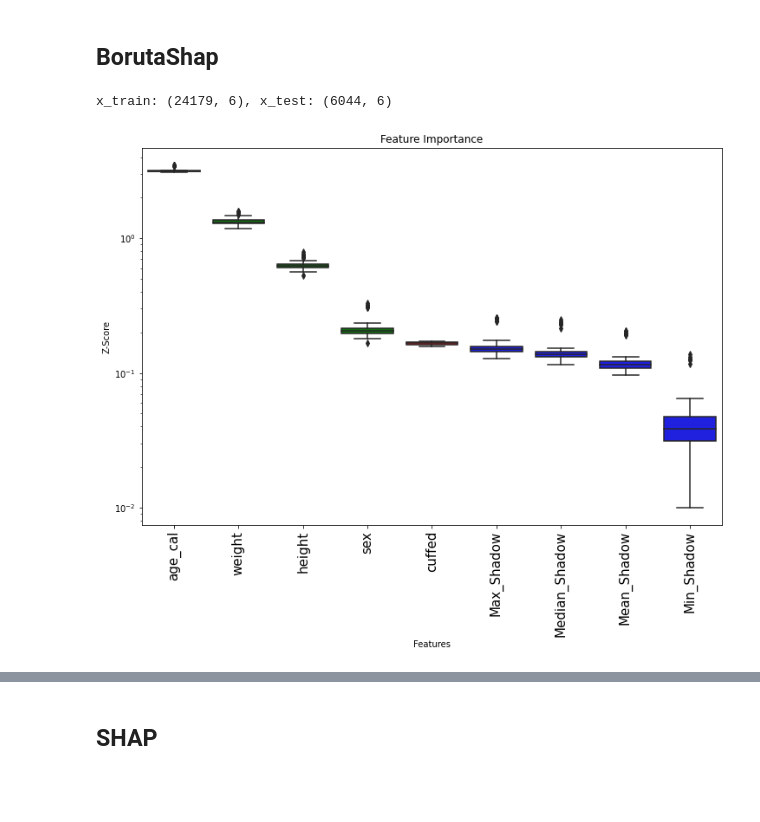
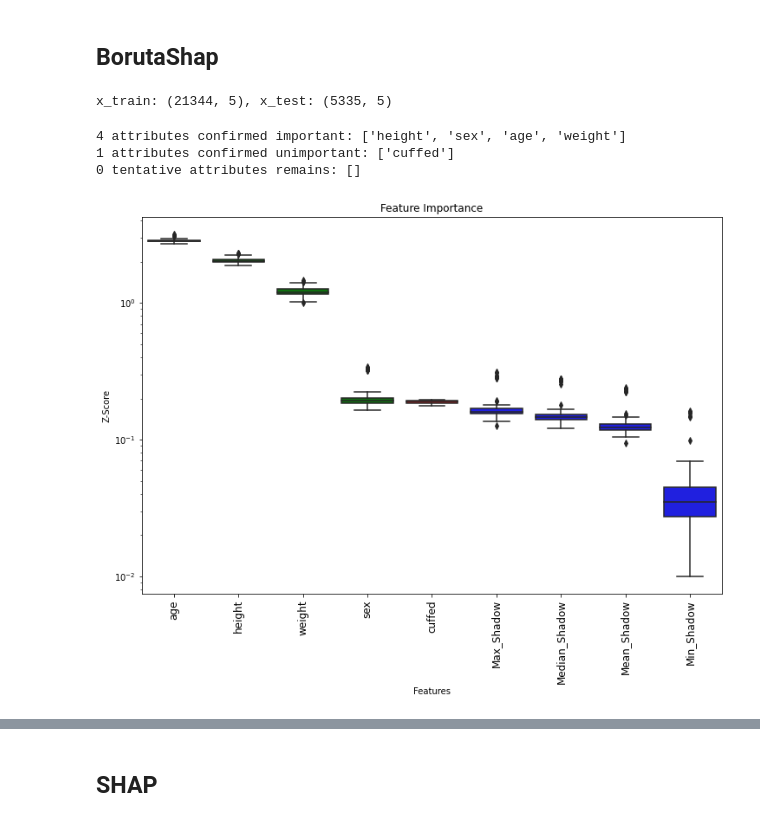
Before and after one commit to Hyeonsik/ETT, a Jupyter notebook: BorutaShap.ipynb, the cells around one changed output, grey strips where cells are left out. Saved outputs shown, nothing was run; the diff lists cells and outputs as text; code cells hidden in the pictures; blank space fills up the shorter version.

```diff
--- a/BorutaShap.ipynb
+++ b/BorutaShap.ipynb
@@ -127,8 +207,9 @@ import numpy as np
 import random, os, datetime, pickle
 import pandas as pd
 
-dat = np.load(f'dataset/ETT_depth_8.npz')
+dat = np.load(f'dataset/ETT_depth-outliers.npz')
 x, y = dat['x'], dat['y']
+x = x[:,:5]
 #y_old  = dat['y_old']
 
 # training set의 뒤쪽 20%를 test set 으로 사용
@@ -143,9 +224,9 @@ y_train = y[:ntrain]
 
 print(f'x_train: {(x_train).shape}, x_test: {x_test.shape}')
 # %% [output]
-x_train: (24179, 6), x_test: (6044, 6)
+x_train: (21344, 5), x_test: (5335, 5)
 # %%
-INPUT_VARS = ['age_cal','sex','weight','height', 'cuffed']
+INPUT_VARS = ['age','sex','weight','height', 'cuffed']
 TARGET_VAR = 'fixed'
 
 from sklearn.experimental import enable_iterative_imputer
@@ -164,28 +245,31 @@ X = pd.DataFrame(x_train_imputed, columns=INPUT_VARS)
 # xgbr에 내장된 함수 이용
 xgbr = xgb.XGBRegressor()
 xgbr.load_model('result/depth_8cm/mae-0.843_mse-1.404_XGBR-5inputs_10fold/model.model')
-# %%
-# feature selection using BorutaShap
-from BorutaShap import BorutaShap
-
-SEED = 98
-Feature_Selector = BorutaShap(model=xgbr,
-                              importance_measure='shap',
-                              classification=False,
-                              percentile=100,
-                              pvalue=0.05)
-
-Feature_Selector.fit(X=X,
-                     y=y_train,
-                     n_trials=100,
-                     sample=False,
-                     train_or_test = 'train',
-                     normalize=True,
-                     verbose=False,
-                     random_state=SEED)
-
-# boruta plot
-Feature_Selector.plot(X_size=15,
-                       which_features='all')
-# %% [output]
-[figure, removed]
+# %%
+# feature selection using BorutaShap
+from BorutaShap import BorutaShap
+
+SEED = 98
+Feature_Selector = BorutaShap(model=xgb.XGBRegressor(),
+                              importance_measure='shap',
+                              classification=False,
+                              percentile=100,
+                              pvalue=0.05)
+
+Feature_Selector.fit(X=X,
+                     y=y_train,
+                     n_trials=100,
+                     sample=False,
+                     train_or_test = 'train',
+                     normalize=True,
+                     verbose=True,
+                     random_state=SEED)
+
+
+Feature_Selector.plot(X_size=12,
+                       which_features='all')
+# %% [output]
+4 attributes confirmed important: ['height', 'sex', 'age', 'weight']
+1 attributes confirmed unimportant: ['cuffed']
+0 tentative attributes remains: []
+[figure, added]
```
Also changed, not shown: parts of 19 cells of this notebook, 38 other files.
